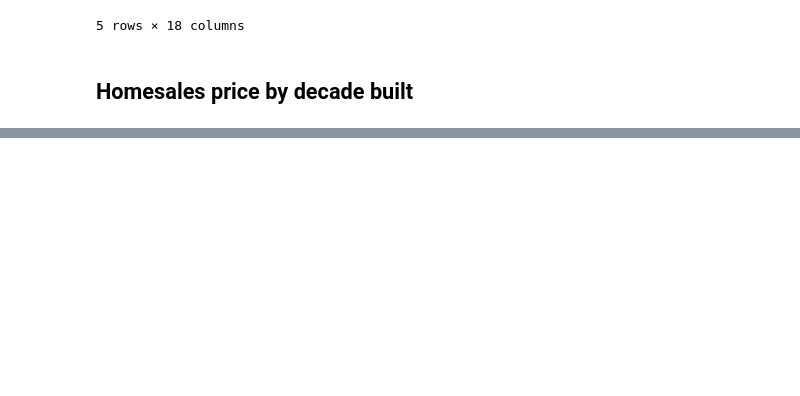
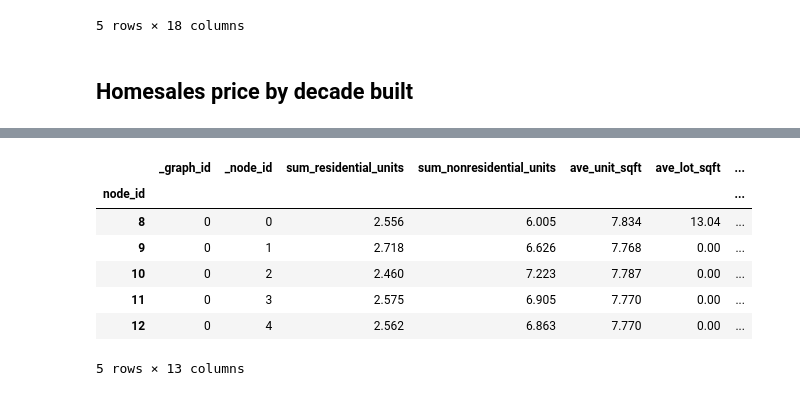
Before and after one commit to UDST/bayarea_urbansim, a Jupyter notebook: Exploring dataset with charts and maps.ipynb, the cells around one changed output, grey strips where cells are left out. Cells and saved outputs as stored; diff of their text form; code cells hidden in the pictures; blank space fills up the shorter version.

```diff
--- a/Exploring dataset with charts and maps.ipynb
+++ b/Exploring dataset with charts and maps.ipynb
@@ -69,0 +118,3 @@ map
+# %%
+dset.nodes.head()
+# %% [output]
@@ -69,0 +122,8 @@ map
+|  | _graph_id | _node_id | sum_residential_units | sum_nonresidential_units | ave_unit_sqft | ave_lot_sqft | ... |
+| node_id |  |  |  |  |  |  | ... |
+| 8 | 0 | 0 | 2.556 | 6.005 | 7.834 | 13.04 | ... |
+| 9 | 0 | 1 | 2.718 | 6.626 | 7.768 | 0.00 | ... |
+| 10 | 0 | 2 | 2.460 | 7.223 | 7.787 | 0.00 | ... |
+| 11 | 0 | 3 | 2.575 | 6.905 | 7.770 | 0.00 | ... |
+| 12 | 0 | 4 | 2.562 | 6.863 | 7.770 | 0.00 | ... |
+5 rows × 13 columns
```
Also changed, not shown: parts of 15 cells of this notebook, 10 other files.
